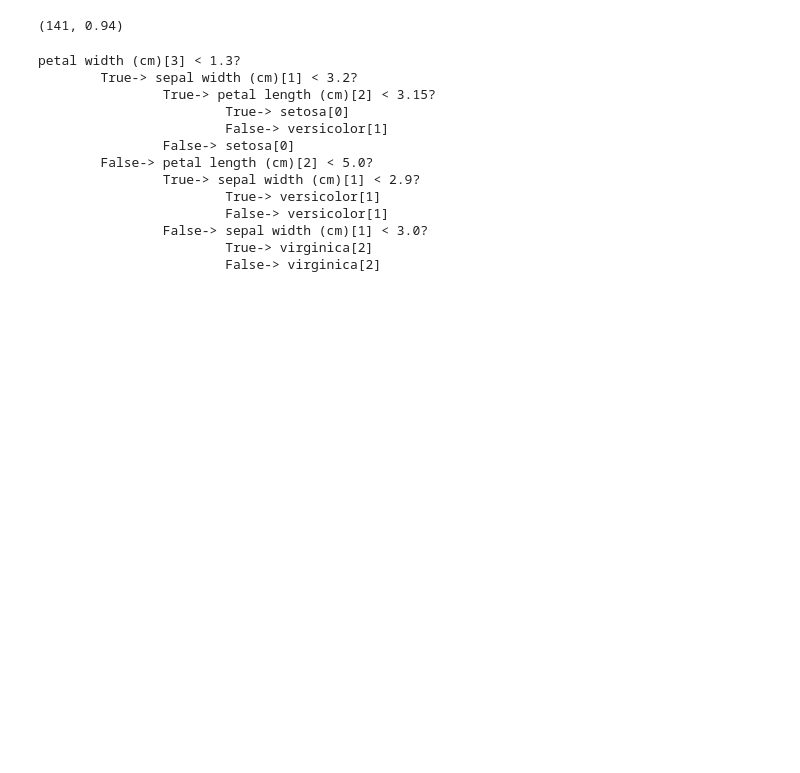
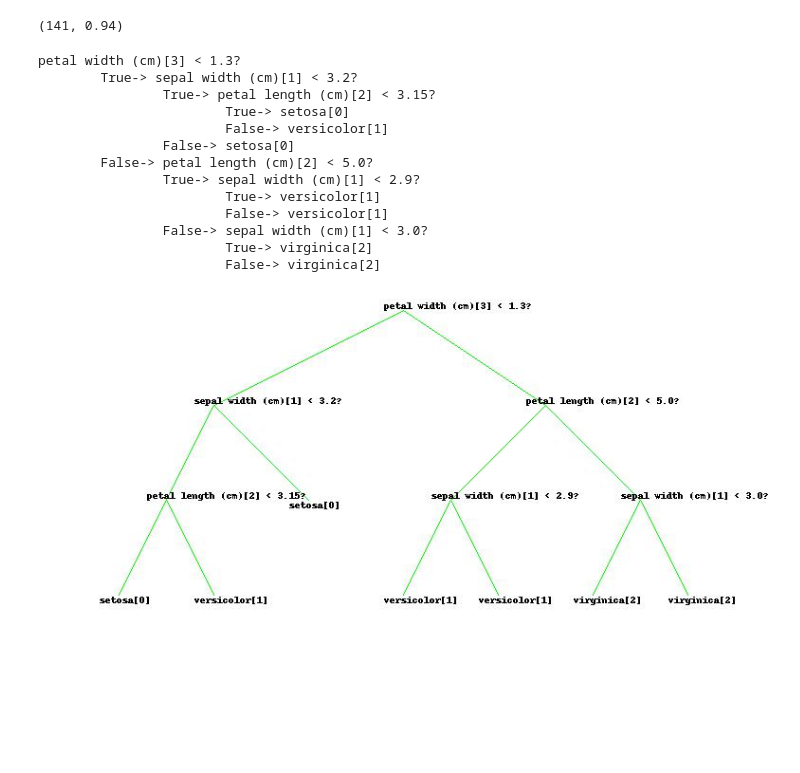
Before and after one commit to nikhiltarte/Decision-Tree, a Jupyter notebook: Decision_Tree.ipynb, the cells around one changed output. Drawn from its saved outputs; the diff is of its cells as text; code cells hidden in the pictures; blank space fills up the shorter version.

Commit message:
Added Plotting of Decision Tree
Decision Tree Plotting and Presentation in Juypter.

```diff
--- a/Decision_Tree.ipynb
+++ b/Decision_Tree.ipynb
@@ -191,3 +239,7 @@ petal width (cm)[3] < 1.3?
                 False-> sepal width (cm)[1] < 3.0?
                         True-> virginica[2]
                         False-> virginica[2]
+# %%
+drawtree(DTree)
+# %% [output]
+[figure, added]
```
Also changed, not shown: parts of 1 cell of this notebook.
